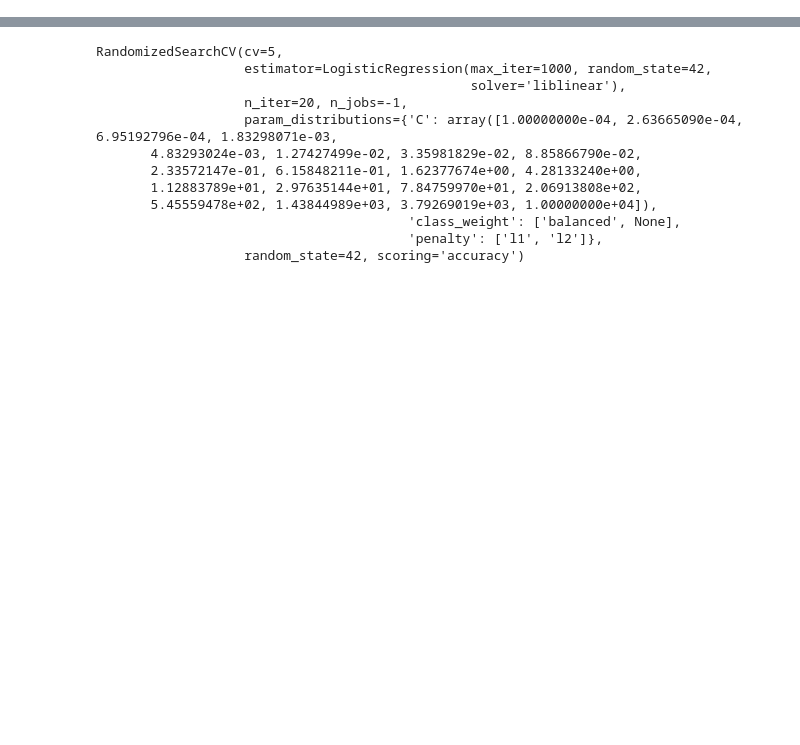
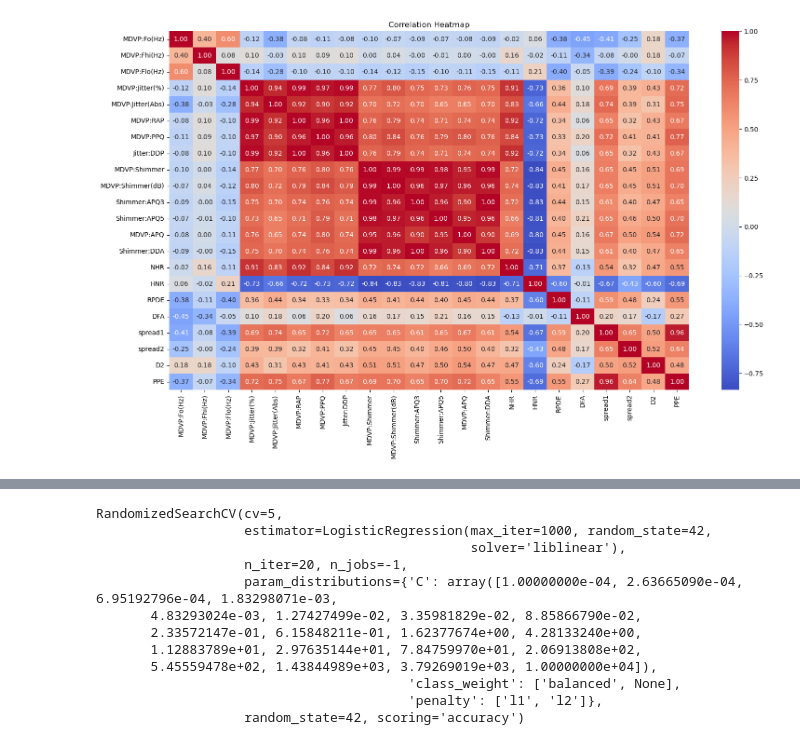
Before and after one commit to seshafi/Parkinsons-Predictor, a Jupyter notebook: analysis/classifier.ipynb, the cells around one changed output, grey strips where cells are left out. Drawn from its saved outputs; the diff is of its cells as text; code cells hidden in the pictures; blank space fills up the shorter version.

Commit message:
added correlation heatmap

```diff
--- a/analysis/classifier.ipynb
+++ b/analysis/classifier.ipynb
@@ -10,9 +11,21 @@ from sklearn.metrics import accuracy_score, roc_auc_score, classification_report
 # %%
-# Load dataset and add column for patient ID
+# Load dataset, add column for patient ID, and scale numeric columns
 df = pd.read_csv("../data_raw/parkinsons.csv")
 df['patient_id'] = df['name'].str[:12]
 
 # Define features and target
-X = df.drop(columns=["patient_id", "status", "name"]).values  # Feature matrix
-y = df["status"].values  # Labels
-patient_ids = df["patient_id"].values  # Patient grouping
+X = df.drop(columns=["patient_id", "status", "name"])  # Feature matrix
+y = df["status"]  # Labels
+patient_ids = df["patient_id"]  # Patient grouping
+# %%
+import seaborn as sns
+import matplotlib.pyplot as plt
+import pandas as pd
+
+# Plot heatmap
+plt.figure(figsize=(18, 10))
+sns.heatmap(X.corr(), annot=True, cmap='coolwarm', fmt=".2f")
+plt.title("Correlation Heatmap")
+plt.show()
+# %% [output]
+[figure, added]
```
Also changed, not shown: parts of 5 cells of this notebook.
